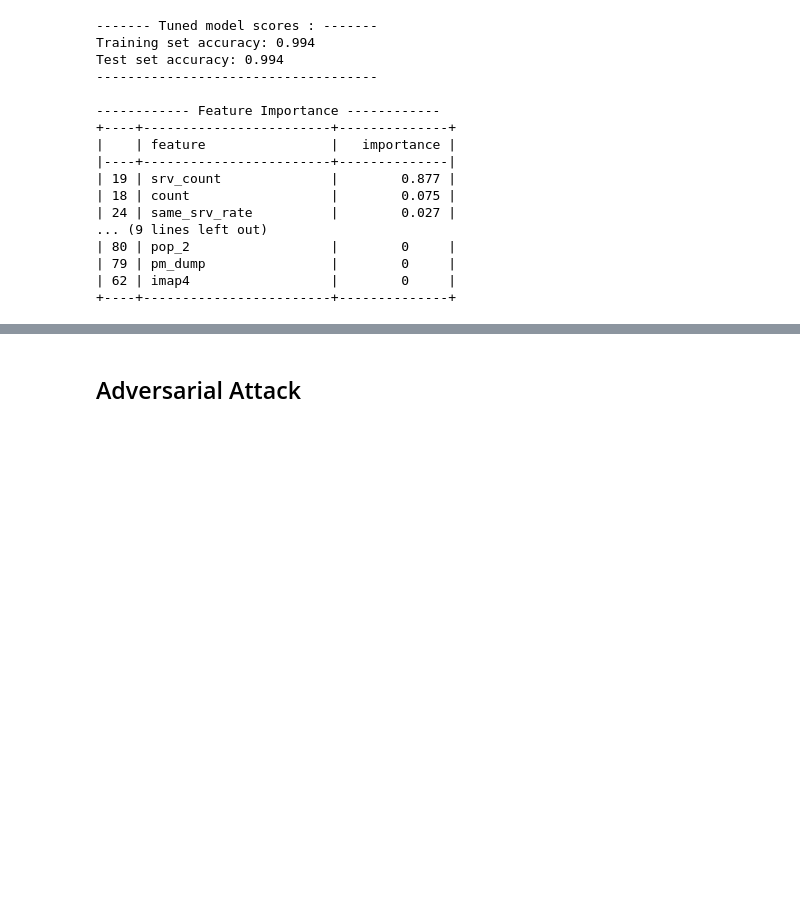
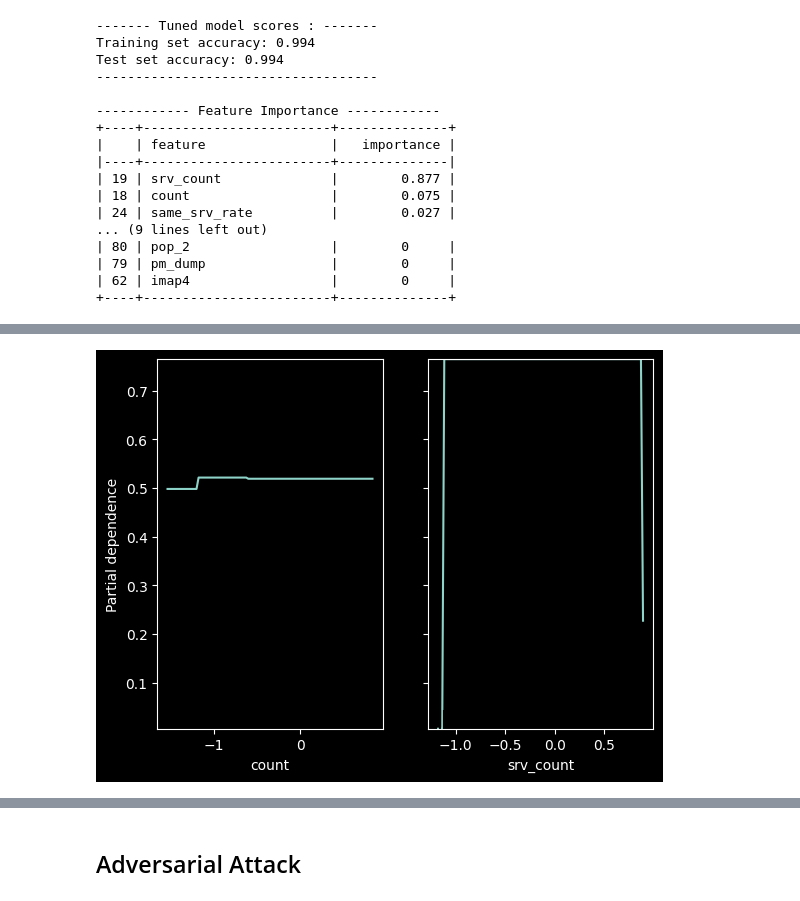
Before and after one commit to navid-finra/finra2, a Jupyter notebook: imp/finra.ipynb, the cells around one changed output, grey strips where cells are left out. Saved outputs shown, nothing was run; the diff lists cells and outputs as text; code cells hidden in the pictures; blank space fills up the shorter version.

```diff
--- a/imp/finra.ipynb
+++ b/imp/finra.ipynb
@@ -886,0 +880,12 @@ tree_to_df(dt_clf , df2.columns.tolist())
+# %%
+features = importances.feature[:2].tolist()
+# %%
+#Partial dependence plots
+from sklearn.inspection import PartialDependenceDisplay
+PartialDependenceDisplay.from_estimator(dt_clf,
+                                       X = x_train_dt,
+                                       features = features,
+                                       target=0)
+plt.gcf()
+# %% [output]
+[figure, added]
```
Also changed, not shown: parts of 11 cells of this notebook.
